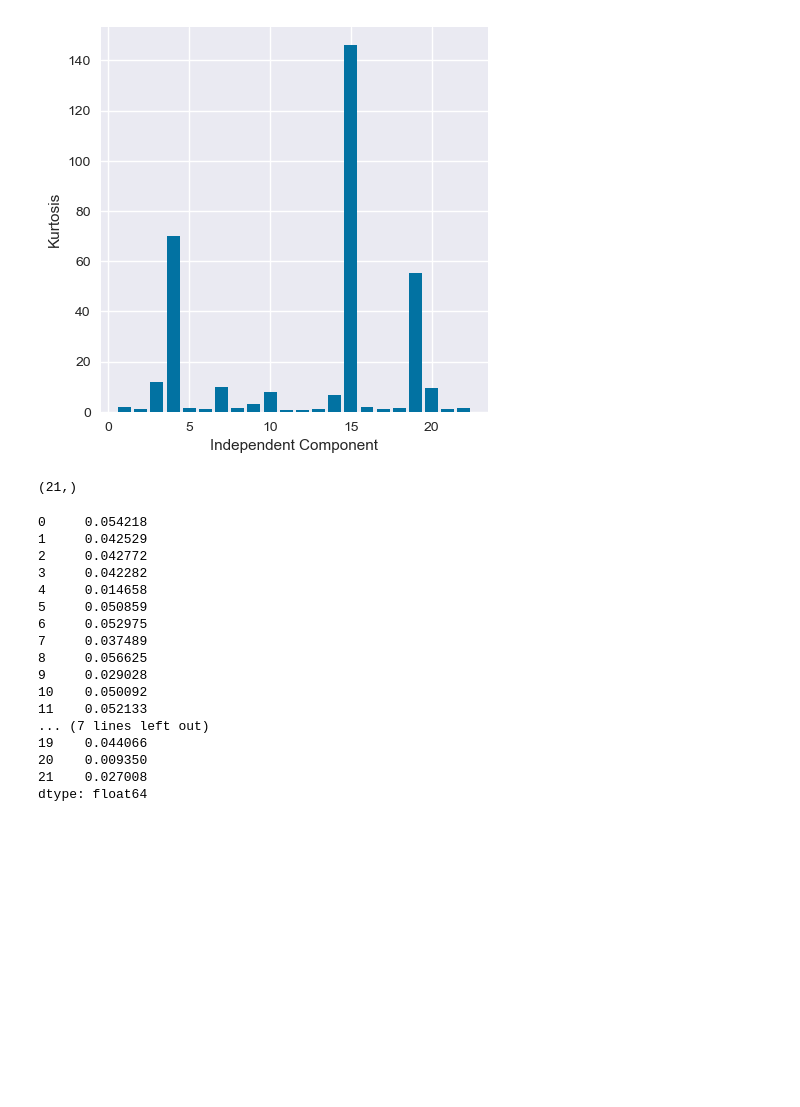
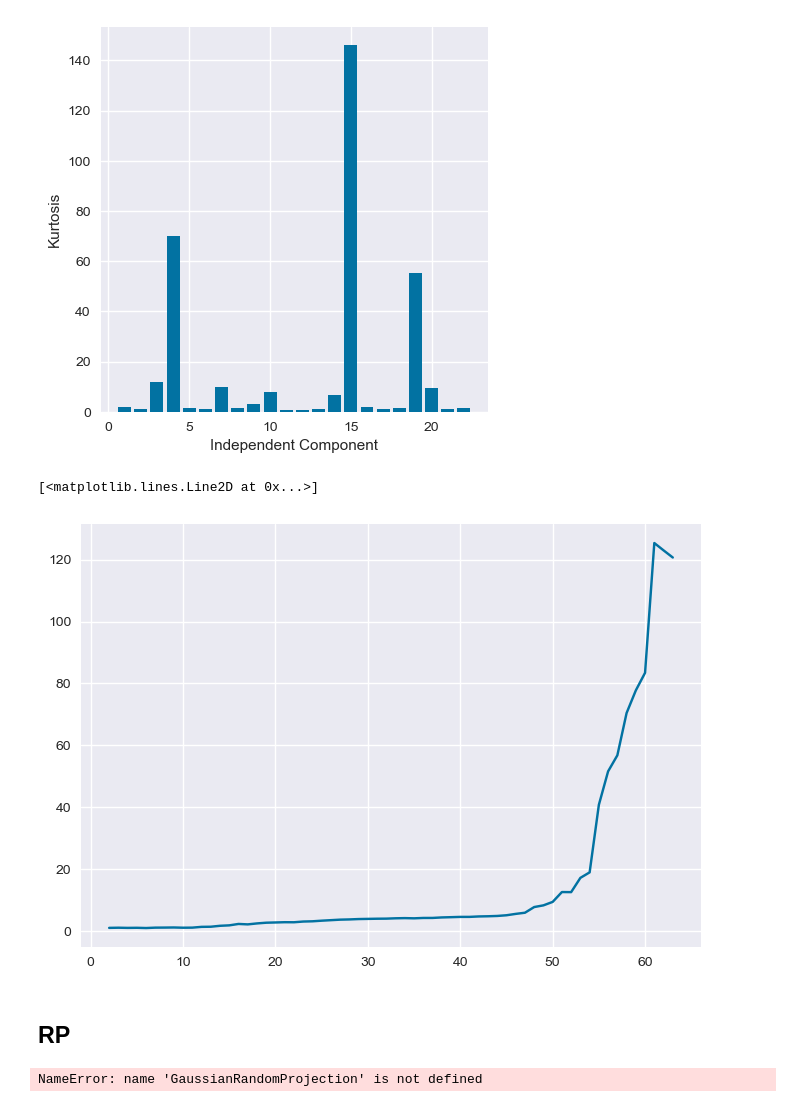
Before and after one commit to Alijafr/ML, a Jupyter notebook: assignment 3/code/Clustering.ipynb, the cells around one changed output. Saved outputs shown, nothing was run; the diff lists cells and outputs as text; code cells hidden in the pictures; blank space fills up the shorter version.

```diff
--- a/assignment 3/code/Clustering.ipynb
+++ b/assignment 3/code/Clustering.ipynb
@@ -431,34 +432,21 @@ Text(0, 0.5, 'Kurtosis')
 # %%
 ica = FastICA()
 kurt = {}
-for d in range (2,23):
+for d in range (2,64):
     ica.set_params(n_components=d)
-    ku = ica.fit_transform(x)
+    ku = ica.fit_transform(data)
     ku = pd.DataFrame(ku)
     ku = ku.kurt(axis=0)
-    kurt[d] = tmp.abs().mean()   # for each column, get a kurt score, then get abs mean of them, which is the mean kurt score
+    kurt[d] = ku.abs().mean()   # for each column, get a kurt score, then get abs mean of them, which is the mean kurt score
 kurt = pd.Series(kurt)
-print(kurt.shape)
-# plt.plot(kurt)
+# print(kurt.shape)
+plt.plot(kurt)
 # %% [output]
-(21,)
+[<matplotlib.lines.Line2D at 0x...>]
+[figure, added]
-# %%
-print(kurt.iloc[0])
-# %% [output]
-0     0.054218
-1     0.042529
-2     0.042772
-3     0.042282
-4     0.014658
-5     0.050859
-6     0.052975
-7     0.037489
-8     0.056625
-9     0.029028
-10    0.050092
-11    0.052133
-... (7 lines left out)
-19    0.044066
-20    0.009350
-21    0.027008
-dtype: float64
+# %% [markdown]
+## RP
+# %%
+rp = GaussianRandomProjection(n_components=3)
+# %% [output]
+NameError: name 'GaussianRandomProjection' is not defined
```
Also changed, not shown: parts of 2 cells of this notebook.
